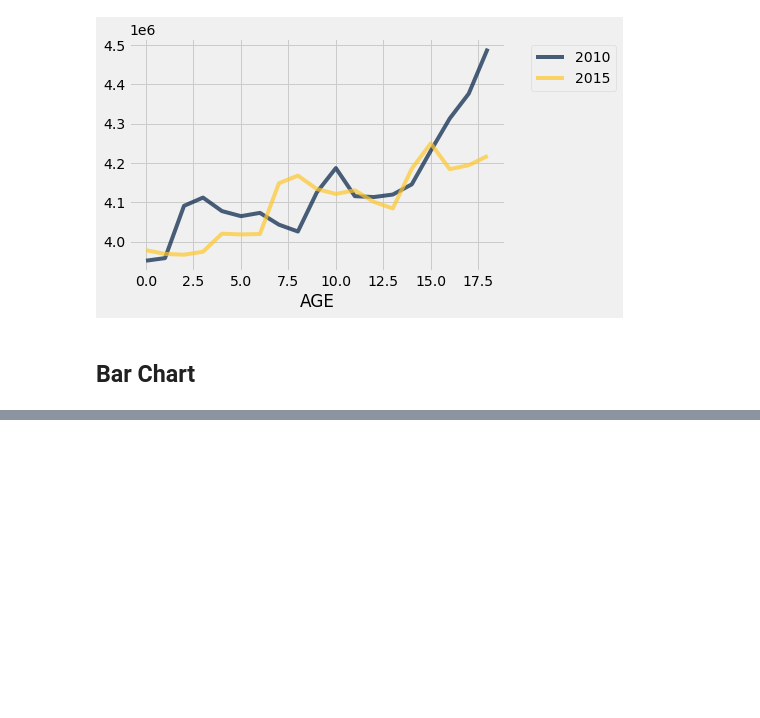
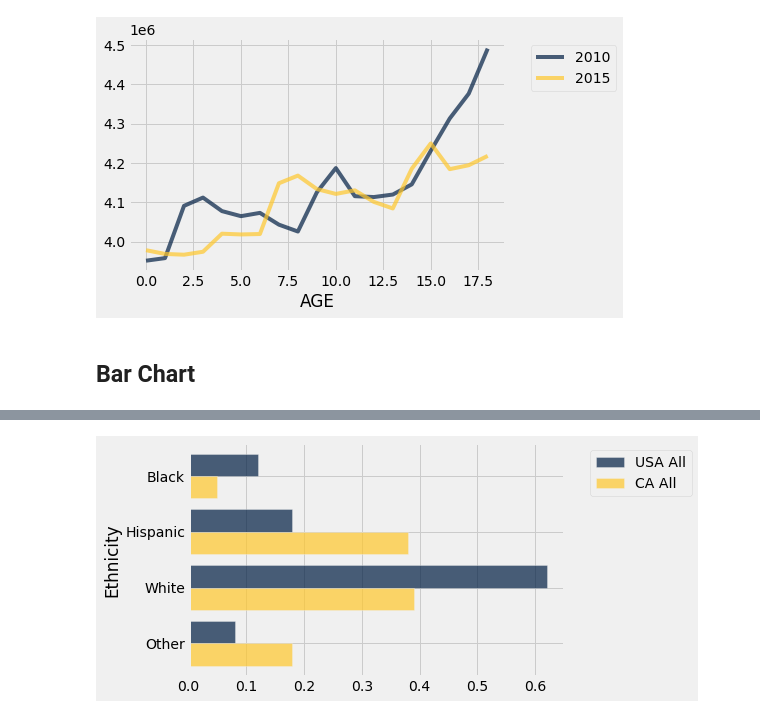
Before and after one commit to abdulbaqi/ms_python, a Jupyter notebook: viz.ipynb, the cells around one changed output, grey strips where cells are left out. Saved outputs shown, nothing was run; the diff lists cells and outputs as text; code cells hidden in the pictures; blank space fills up the shorter version.

```diff
--- a/viz.ipynb
+++ b/viz.ipynb
@@ -236,0 +250,4 @@ children.plot('AGE')
+# %%
+usa_ca.select('Ethnicity', 'USA All', 'CA All').barh('Ethnicity')
+# %% [output]
+[figure, added]
```
Also changed, not shown: parts of 3 cells of this notebook.
